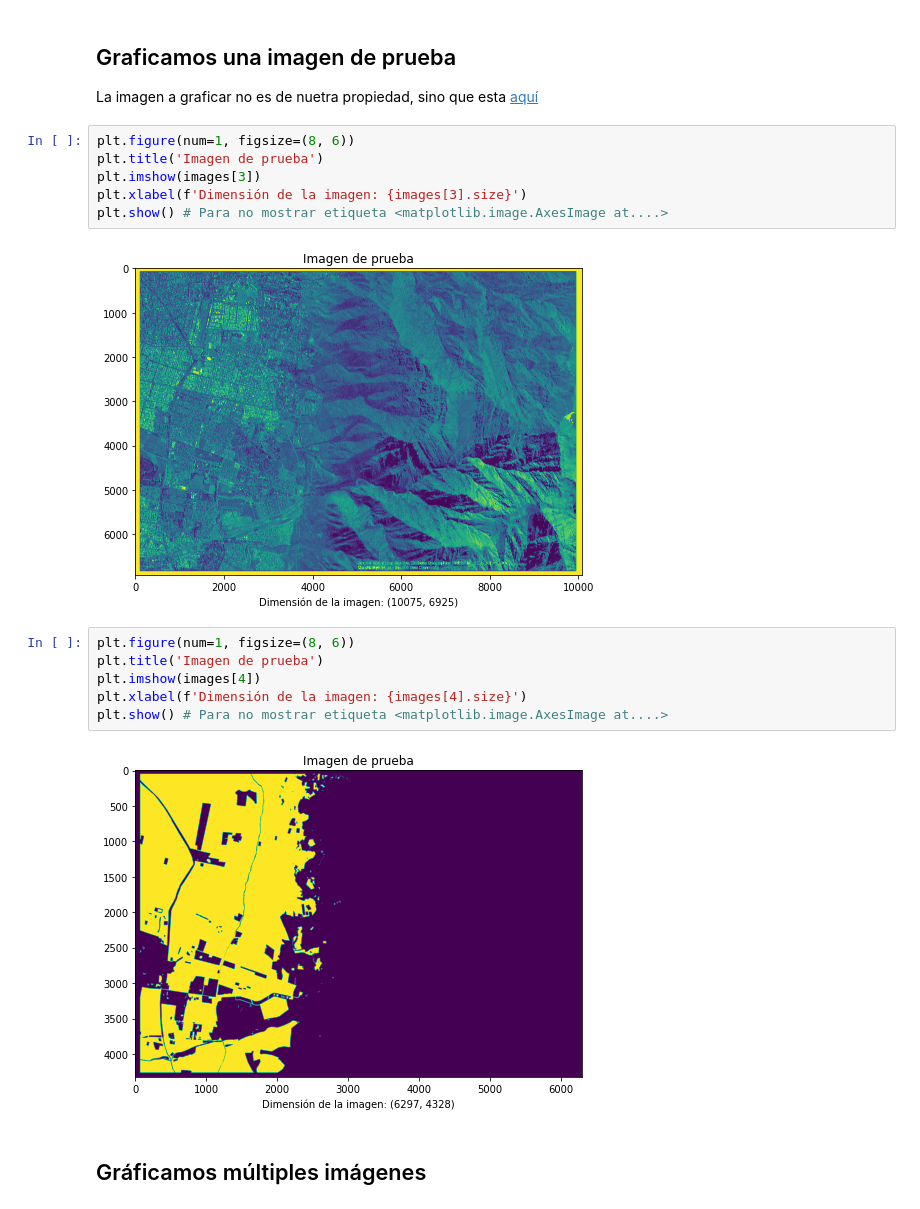
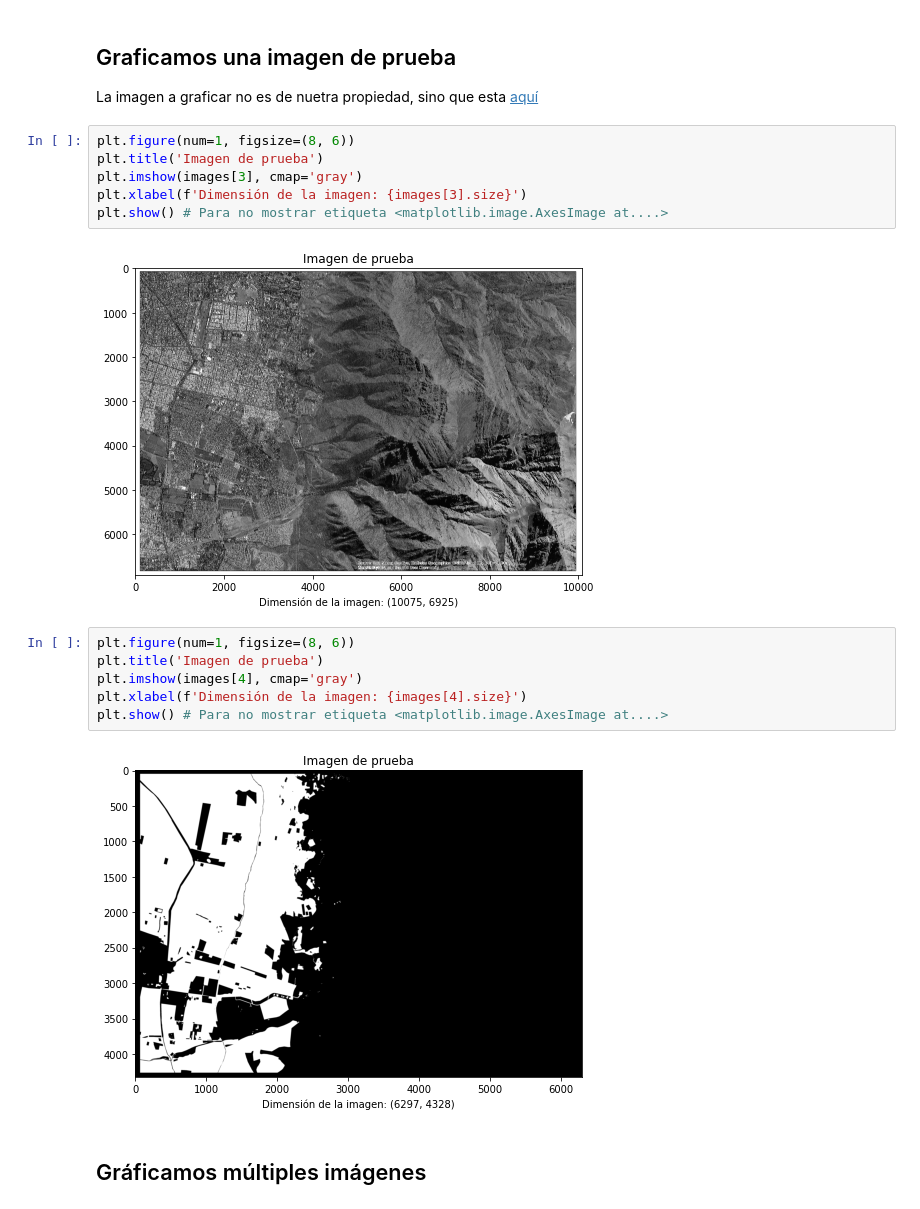
Before and after one commit to jbekios/segmetation-geology, a Jupyter notebook: Notebook_Proyecto.ipynb, the cells around one changed output. Drawn from its saved outputs; the diff is of its cells as text.

```diff
--- a/Notebook_Proyecto.ipynb
+++ b/Notebook_Proyecto.ipynb
@@ -72,19 +72,19 @@ La imagen a graficar no es de nuetra propiedad, sino que esta [aquí](https://es
 # %%
 plt.figure(num=1, figsize=(8, 6))
 plt.title('Imagen de prueba')
-plt.imshow(images[3])
+plt.imshow(images[3], cmap='gray')
 plt.xlabel(f'Dimensión de la imagen: {images[3].size}')
 plt.show() # Para no mostrar etiqueta <matplotlib.image.AxesImage at....>
 # %% [output]
-[figure, old version]
+[figure, new version]
 # %%
 plt.figure(num=1, figsize=(8, 6))
 plt.title('Imagen de prueba')
-plt.imshow(images[4])
+plt.imshow(images[4], cmap='gray')
 plt.xlabel(f'Dimensión de la imagen: {images[4].size}')
 plt.show() # Para no mostrar etiqueta <matplotlib.image.AxesImage at....>
 # %% [output]
-[figure, old version]
+[figure, new version]
 # %% [markdown]
 ## Gráficamos múltiples imágenes
 # %%
```
Also changed, not shown: parts of 3 cells of this notebook, 2 other files.
